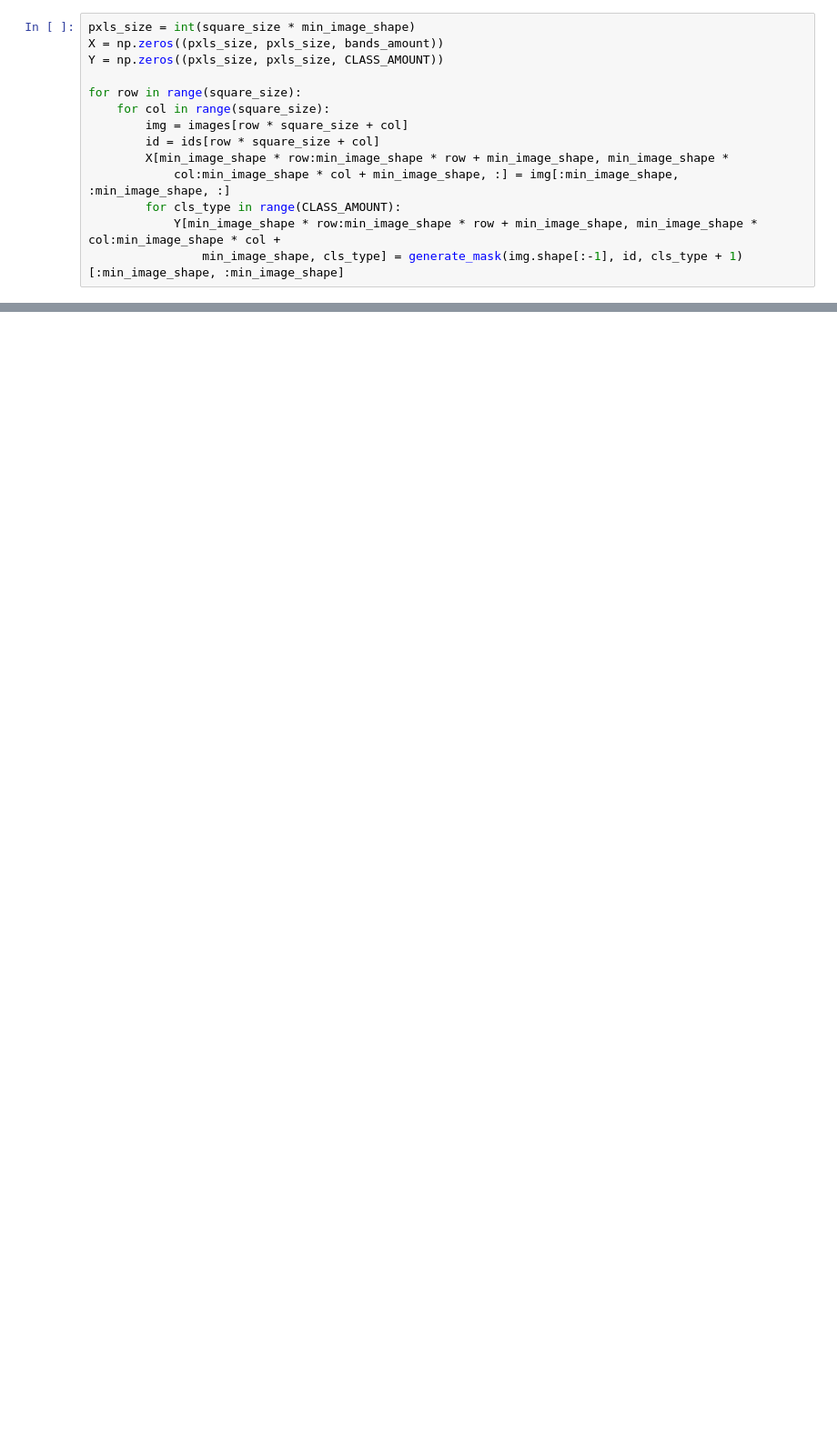
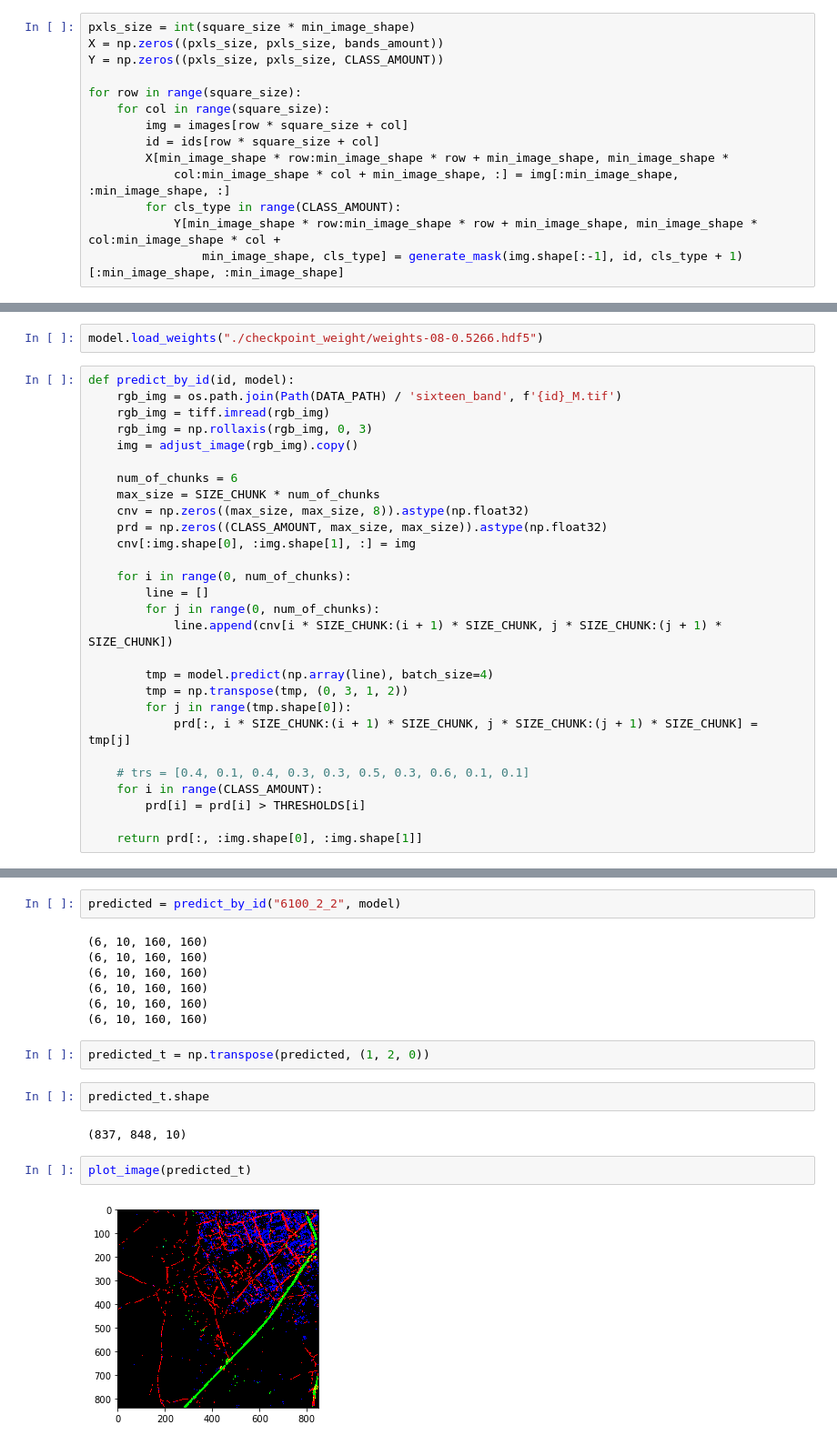
Before and after one commit to maxVeremchuk/dstl_satellite, a Jupyter notebook: dstl.ipynb, the cells around one changed output, grey strips where cells are left out. Shown at 91% size. Drawn from its saved outputs; the diff is of its cells as text; blank space fills up the shorter version.

```diff
--- a/dstl.ipynb
+++ b/dstl.ipynb
@@ -276,0 +538,30 @@ for i in range(5):
+# %%
+model.load_weights("./checkpoint_weight/weights-08-0.5266.hdf5")
+# %%
+def predict_by_id(id, model):
+    rgb_img = os.path.join(Path(DATA_PATH) / 'sixteen_band', f'{id}_M.tif')
+    rgb_img = tiff.imread(rgb_img)
+    rgb_img = np.rollaxis(rgb_img, 0, 3)
+    img = adjust_image(rgb_img).copy()
+
+    num_of_chunks = 6
+    max_size = SIZE_CHUNK * num_of_chunks
+    cnv = np.zeros((max_size, max_size, 8)).astype(np.float32)
+    prd = np.zeros((CLASS_AMOUNT, max_size, max_size)).astype(np.float32)
+    cnv[:img.shape[0], :img.shape[1], :] = img
+
+    for i in range(0, num_of_chunks):
+        line = []
+        for j in range(0, num_of_chunks):
+            line.append(cnv[i * SIZE_CHUNK:(i + 1) * SIZE_CHUNK, j * SIZE_CHUNK:(j + 1) * SIZE_CHUNK])
+
+        tmp = model.predict(np.array(line), batch_size=4)
+        tmp = np.transpose(tmp, (0, 3, 1, 2))
+        for j in range(tmp.shape[0]):
+            prd[:, i * SIZE_CHUNK:(i + 1) * SIZE_CHUNK, j * SIZE_CHUNK:(j + 1) * SIZE_CHUNK] = tmp[j]
+
+    # trs = [0.4, 0.1, 0.4, 0.3, 0.3, 0.5, 0.3, 0.6, 0.1, 0.1]
+    for i in range(CLASS_AMOUNT):
+        prd[i] = prd[i] > THRESHOLDS[i]
+
+    return prd[:, :img.shape[0], :img.shape[1]]
@@ -276,0 +625,19 @@ for i in range(5):
+# %%
+predicted = predict_by_id("6100_2_2", model)
+# %% [output]
+(6, 10, 160, 160)
+(6, 10, 160, 160)
+(6, 10, 160, 160)
+(6, 10, 160, 160)
+(6, 10, 160, 160)
+(6, 10, 160, 160)
+# %%
+predicted_t = np.transpose(predicted, (1, 2, 0))
+# %%
+predicted_t.shape
+# %% [output]
+(837, 848, 10)
+# %%
+plot_image(predicted_t)
+# %% [output]
+[figure, added]
```
Also changed, not shown: parts of 51 cells of this notebook.
